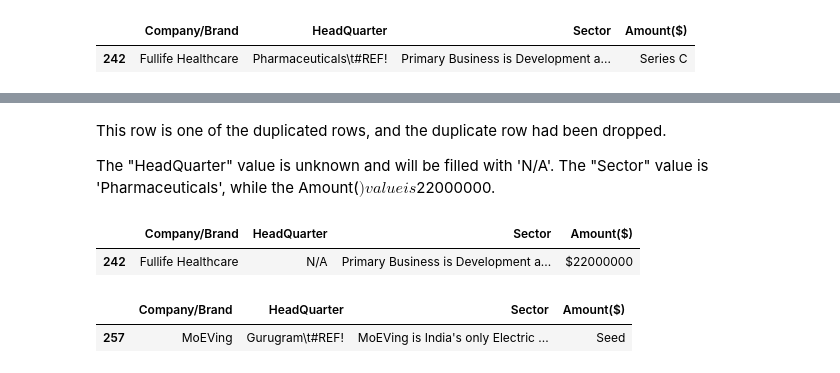
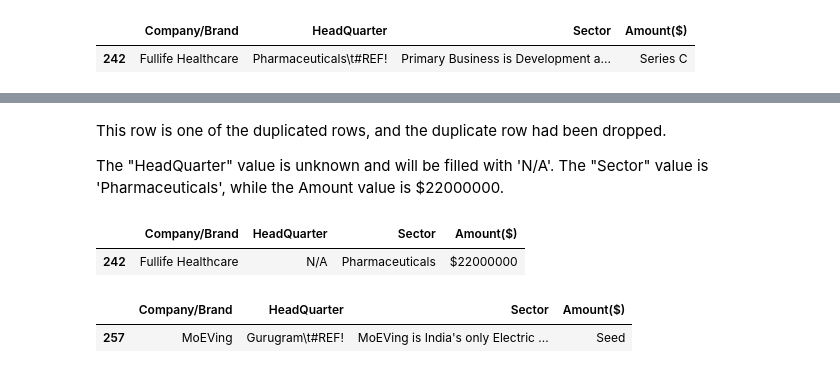
Before and after one commit to iameberedavid/Indian-Start-Up-Funding-Analysis, a Jupyter notebook: Indian Start-up Project Jupyter Notebook.ipynb, the cells around one changed output, grey strips where cells are left out. Cells and saved outputs as stored; diff of their text form; code cells hidden in the pictures.

```diff
--- a/Indian Start-up Project Jupyter Notebook.ipynb
+++ b/Indian Start-up Project Jupyter Notebook.ipynb
@@ -1594,15 +1592,15 @@ ddf4.loc[ddf4["HeadQuarter"] == 'Pharmaceuticals\t#REF!']
 # %% [markdown]
 This row is one of the duplicated rows, and the duplicate row had been dropped.
 
-The "HeadQuarter" value is unknown and will be filled with 'N/A'. The "Sector" value is 'Pharmaceuticals', while the Amount($) value is $22000000.
+The "HeadQuarter" value is unknown and will be filled with 'N/A'. The "Sector" value is 'Pharmaceuticals', while the Amount value is $22000000.
 # %%
 # Filling in the correct values in the row with 'Pharmaceuticals\t#REF!' in the "HeadQuarters" column
 
-df4.loc[df4["Company/Brand"] == "Fullife Healthcare", ["HeadQuarter","Amount($)"]] = ['N/A','$22000000',]
+df4.loc[df4["Company/Brand"] == "Fullife Healthcare", ["HeadQuarter", "Sector", "Amount($)"]] = ['N/A', 'Pharmaceuticals', '$22000000',]
 df4.loc[df4["Company/Brand"] == "Fullife Healthcare"]
 # %% [output]
 |  | Company/Brand | HeadQuarter | Sector | Amount($) |
-| 242 | Fullife Healthcare | N/A | Primary Business is Development a... | $22000000 |
+| 242 | Fullife Healthcare | N/A | Pharmaceuticals | $22000000 |
 # %%
 # Identifying the rows that have 'Gurugram\t#REF!' on the "HeadQuarter" Column
 
```
Also changed, not shown: parts of 31 cells of this notebook.
